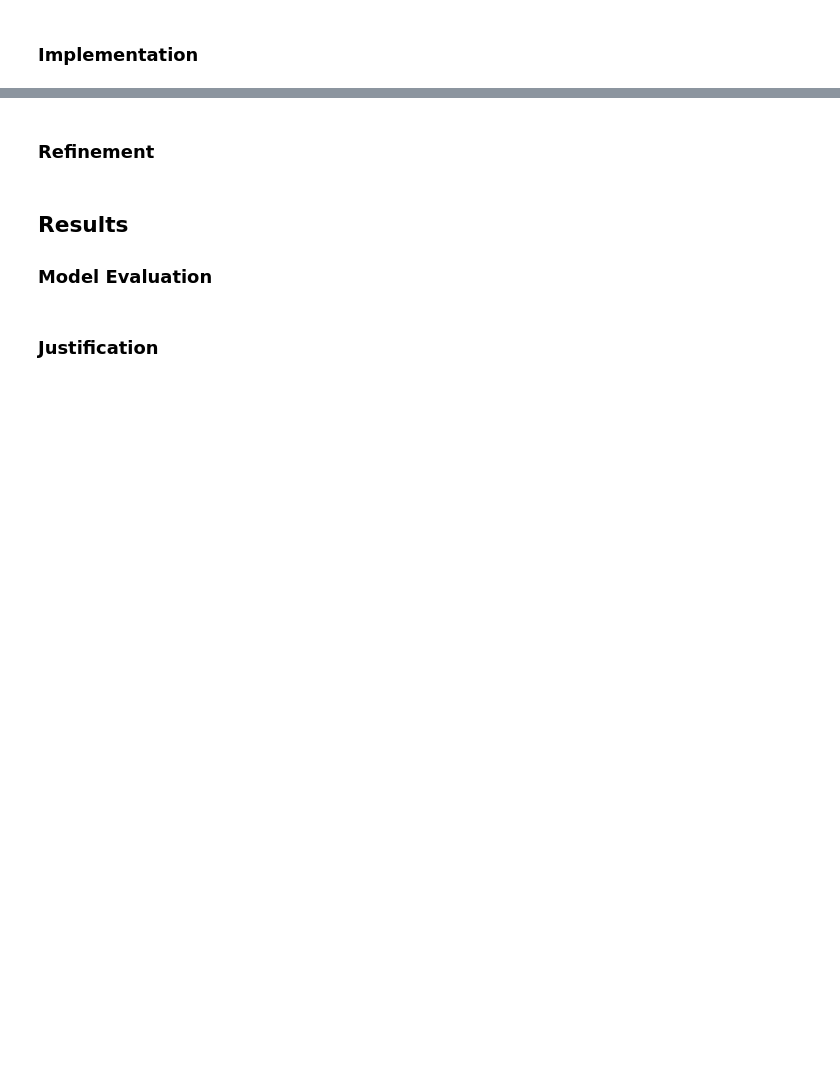
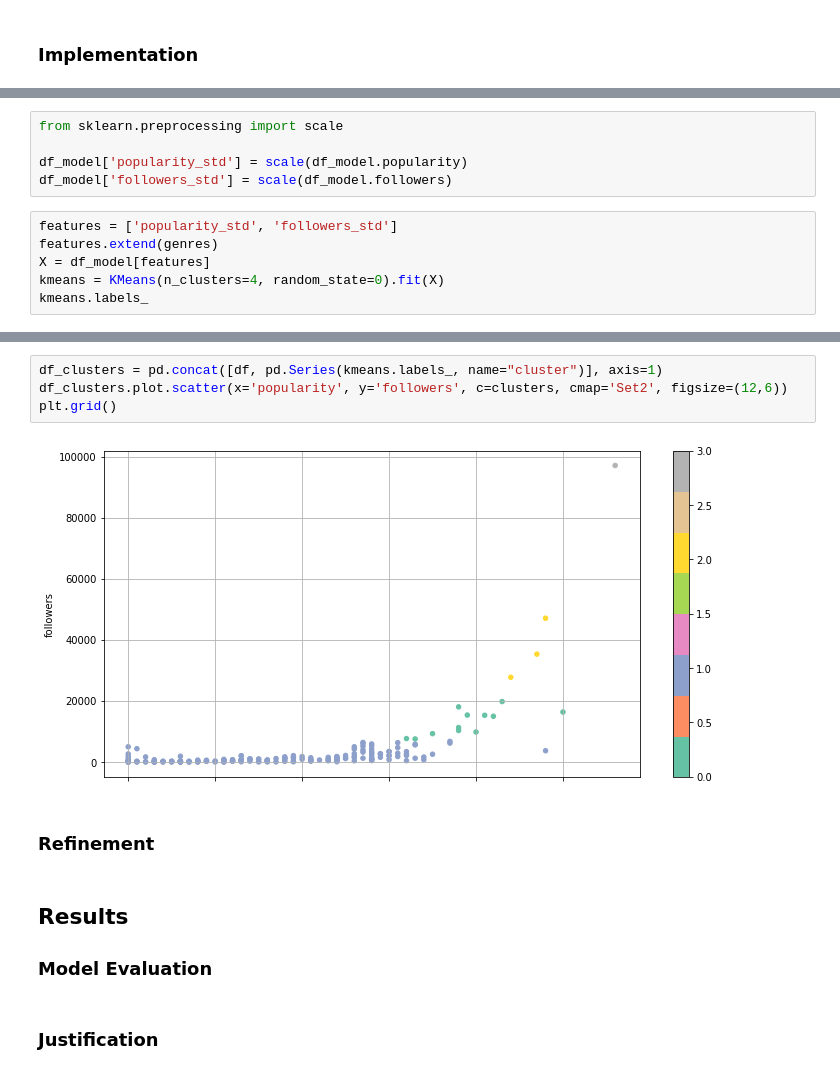
Before and after one commit to leanguardia/bolivian-music, a Jupyter notebook: Capstone-Project.ipynb, the cells around one changed output, grey strips where cells are left out. Cells and saved outputs as stored; diff of their text form; blank space fills up the shorter version.

```diff
--- a/Capstone-Project.ipynb
+++ b/Capstone-Project.ipynb
@@ -200,0 +273,11 @@ df.genres.explode().isnull().sum()
+# %%
+from sklearn.preprocessing import scale
+
+df_model['popularity_std'] = scale(df_model.popularity)
+df_model['followers_std'] = scale(df_model.followers)
+# %%
+features = ['popularity_std', 'followers_std']
+features.extend(genres)
+X = df_model[features]
+kmeans = KMeans(n_clusters=4, random_state=0).fit(X)
+kmeans.labels_
@@ -201,3 +295,9 @@ df.genres.explode().isnull().sum()
+# %%
+df_clusters = pd.concat([df, pd.Series(kmeans.labels_, name="cluster")], axis=1)
+df_clusters.plot.scatter(x='popularity', y='followers', c=clusters, cmap='Set2', figsize=(12,6))
+plt.grid()
+# %% [output]
+[figure, added]
 # %% [markdown]
 ### Refinement
 # %% [markdown]
```
Also changed, not shown: parts of 11 cells of this notebook.
